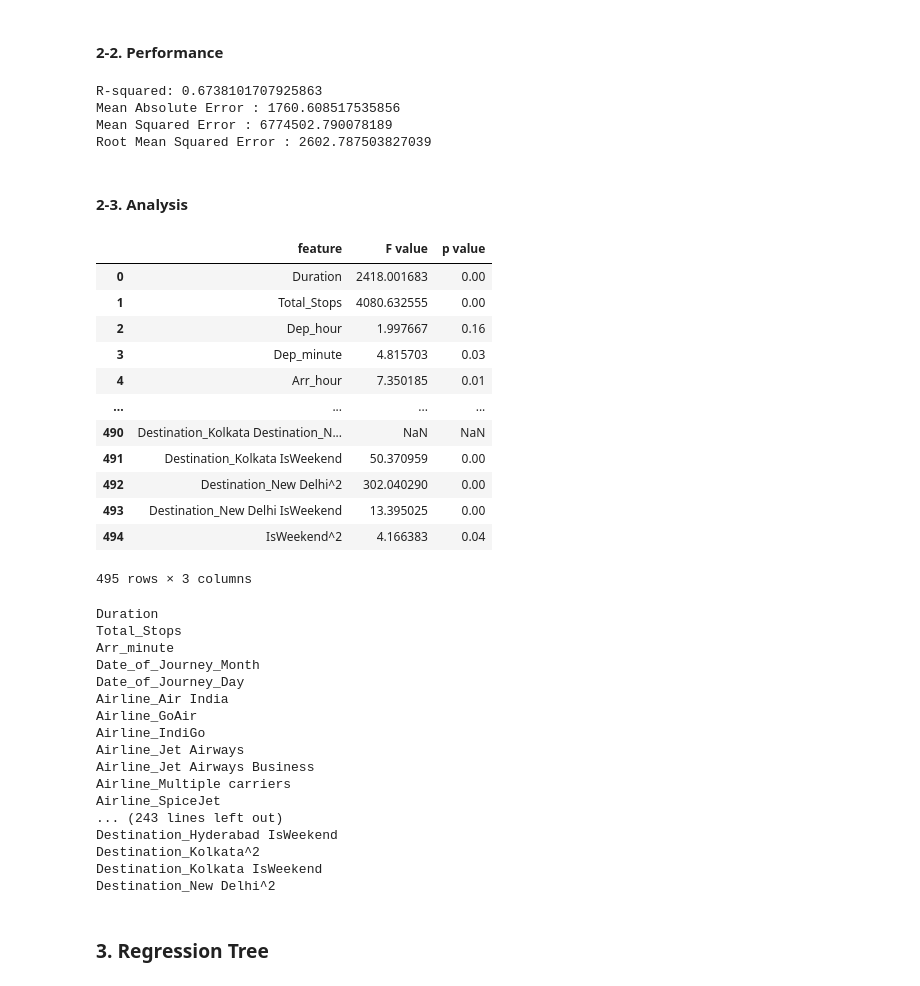
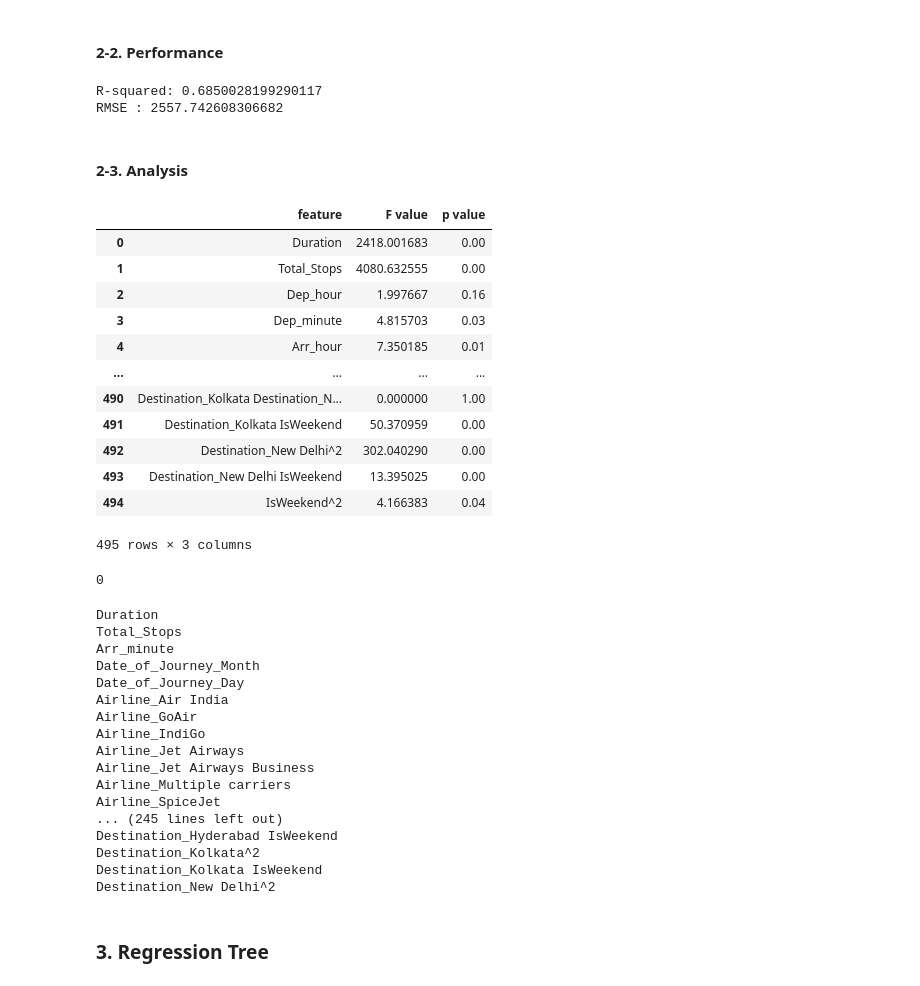
Before and after one commit to Kevin228839/Flight-Fare-Prediction, a Jupyter notebook: final_project.ipynb, the cells around one changed output. Drawn from its saved outputs; the diff is of its cells as text; code cells hidden in the pictures.

```diff
--- a/final_project.ipynb
+++ b/final_project.ipynb
@@ -116,3 +118,16 @@ data_test.head()
 | 7558 | 90 | 0 | 15 | 50 | 17 | 20 | 2019 | ... |
 | 7413 | 170 | 0 | 9 | 30 | 12 | 20 | 2019 | ... |
 5 rows × 30 columns
+# %%
+# normalize 'duration'
+
+# Copy data
+data_train_normalize = data_train.copy()
+data_test_normalize = data_test.copy()
+
+# create the normaliser
+scaler = preprocessing.StandardScaler()
+data_train_normalize[['Duration']] = scaler.fit_transform(data_train_normalize[['Duration']])
+data_test_normalize[['Duration']] = scaler.fit_transform(data_test_normalize[['Duration']])
+
+data_train_normalize.head()
@@ -230,7 +270,7 @@ estimator = LinearRegression()
 poly_regression_model = Pipeline([ ('transformer', transformer), ('feature_selection', best), ('estimator', estimator)])
 
 # fit the regression on the training data
-poly_regression_model.fit(data_train, target_train)
+poly_regression_model.fit(data_train_normalize, target_train)
 # %% [output]
 Pipeline(steps=[('transformer', PolynomialFeatures(include_bias=False)),
                 ('feature_selection',
@@ -239,47 +279,52 @@ Pipeline(steps=[('transformer', PolynomialFeatures(include_bias=False)),
 # %% [markdown]
 #### 2-2. Performance
 # %%
-cal_score(poly_regression_model)
+cal_score(poly_regression_model, normalize=True)
 # %% [output]
-R-squared: 0.6738101707925863
-Mean Absolute Error : 1760.608517535856
-Mean Squared Error : 6774502.790078189
-Root Mean Squared Error : 2602.787503827039
+R-squared: 0.6850028199290117
+RMSE : 2557.742608306682
 # %% [markdown]
 #### 2-3. Analysis
 # %%
 # create a transformer
 transformer = PolynomialFeatures(degree=2, include_bias=False)
 
 # run the F-Test
 f, pval = f_regression(transformer.fit_transform(data_train), target_train)
 
 # prepare a dataframe to inspect the results
-stat = pd.DataFrame({ 'feature': transformer.get_feature_names(data_train.columns), 'F value': f, 'p value': pval })
+stat = pd.DataFrame({ 'feature': transformer.get_feature_names_out(data_train.columns), 'F value': f, 'p value': pval })
 stat['p value'] = round(stat['p value'], 2)
 
 # show the results
 display(stat)
+
+count = 0
+for i in range(len(stat)):
+    if(math.isnan(stat['F value'][i])):
+        count = count+1
+print(count)
 # %% [output]
 |  | feature | F value | p value |
 | 0 | Duration | 2418.001683 | 0.00 |
 | 1 | Total_Stops | 4080.632555 | 0.00 |
 | 2 | Dep_hour | 1.997667 | 0.16 |
 | 3 | Dep_minute | 4.815703 | 0.03 |
 | 4 | Arr_hour | 7.350185 | 0.01 |
 | ... | ... | ... | ... |
-| 490 | Destination_Kolkata Destination_N... | NaN | NaN |
+| 490 | Destination_Kolkata Destination_N... | 0.000000 | 1.00 |
 | 491 | Destination_Kolkata IsWeekend | 50.370959 | 0.00 |
 | 492 | Destination_New Delhi^2 | 302.040290 | 0.00 |
 | 493 | Destination_New Delhi IsWeekend | 13.395025 | 0.00 |
 | 494 | IsWeekend^2 | 4.166383 | 0.04 |
 495 rows × 3 columns
+0
 # %%
 # get the selected features
 selected_features = poly_regression_model.named_steps['feature_selection'].get_support()
 
 # print the selected variables
-for i, f in enumerate(poly_regression_model.named_steps['transformer'].get_feature_names(data_train.columns)):
+for i, f in enumerate(poly_regression_model.named_steps['transformer'].get_feature_names_out(data_train.columns)):
     if selected_features[i]:
         print(f)
 # %% [output]
@@ -295,7 +340,7 @@ Airline_Jet Airways
 Airline_Jet Airways Business
 Airline_Multiple carriers
 Airline_SpiceJet
-... (243 lines left out)
+... (245 lines left out)
 Destination_Hyderabad IsWeekend
 Destination_Kolkata^2
 Destination_Kolkata IsWeekend
```
Also changed, not shown: parts of 35 cells of this notebook, 2 other files.
